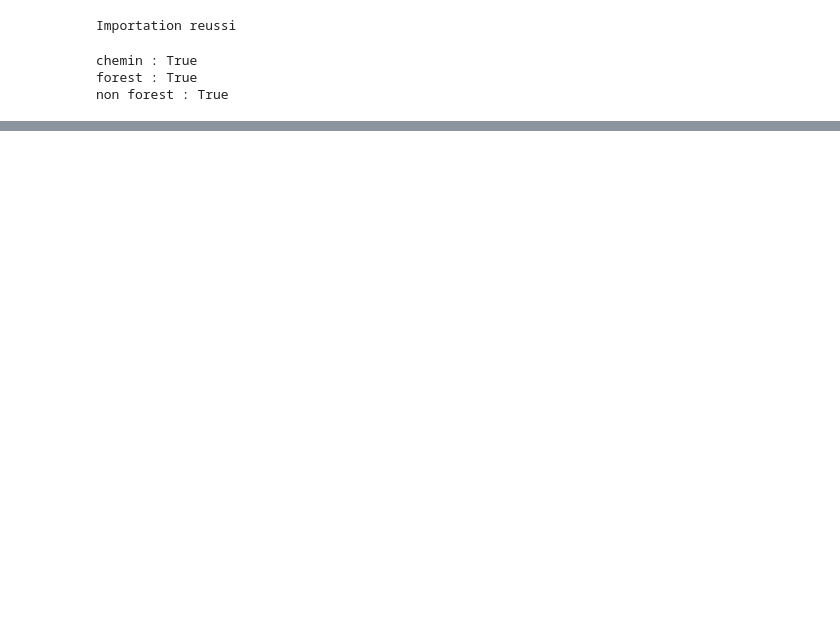
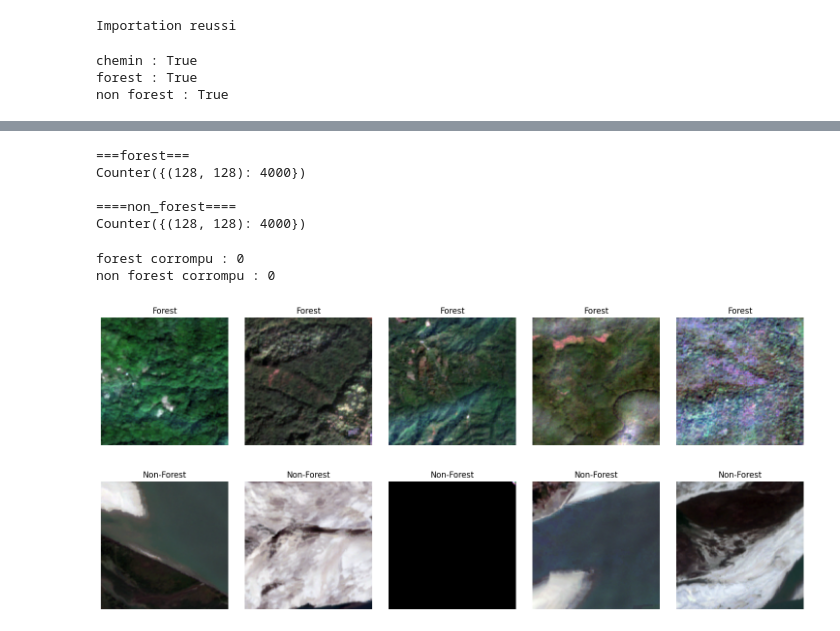
Before and after one commit to Rolly09-Hira/Detection_Deforestation_IA, a Jupyter notebook: notebooks/01_Exploration_Dataset.ipynb, the cells around one changed output, grey strips where cells are left out. Drawn from its saved outputs; the diff is of its cells as text; code cells hidden in the pictures; blank space fills up the shorter version.

```diff
--- a/notebooks/01_Exploration_Dataset.ipynb
+++ b/notebooks/01_Exploration_Dataset.ipynb
@@ -33,0 +66,25 @@ SyntaxError: incomplete input (2118641720.py, line 4)
+# %%
+from PIL import Image
+#Verifier le dimension des images
+def compter_dimension(dossier):
+    dimension = Counter()
+    for fichier in dossier.rglob("*.png"):
+        try:
+            with Image.open(fichier) as img:
+                dimension[img.size] += 1
+        except Exeption:
+            pass
+    return dimension
+
+dimension_forest = compter_dimension(FOREST_PATH)
+dimension_non_forest = compter_dimension(NON_FOREST_PATH)
+print("===forest===")
+print(dimension_forest)
+print("\n====non_forest====")
+print(dimension_non_forest)
+# %% [output]
+===forest===
+Counter({(128, 128): 4000})
+
+====non_forest====
+Counter({(128, 128): 4000})
@@ -33,0 +102,33 @@ SyntaxError: incomplete input (2118641720.py, line 4)
+# %%
+forest_corrompu = verifier_image(FOREST_PATH)
+non_forest_corrompu = verifier_image(NON_FOREST_PATH)
+print("forest corrompu :", len(forest_corrompu))
+print("non forest corrompu :", len(non_forest_corrompu))
+# %% [output]
+forest corrompu : 0
+non forest corrompu : 0
+# %%
+import random
+#visualiser les images
+def afficher_image(dossier, titre, nbr = 5):
+    """ afficher un nombre aleatoirement des image """
+    images = list(dossier.rglob("*.png"))
+    images_aleatoires = random.sample(images, nbr)
+    plt.figure(figsize = (15, 3))
+
+    for i, image_path in enumerate(images_aleatoires):
+        img = Image.open(image_path)
+
+        plt.subplot(1, nbr, i+1)
+        plt.imshow(img)
+        plt.title(titre)
+        plt.axis("off")
+
+    plt.tight_layout()
+    plt.show()
+# %%
+afficher_image(FOREST_PATH, "Forest")
+afficher_image(NON_FOREST_PATH, "Non-Forest")
+# %% [output]
+[figure, added]
+[figure, added]
```
Also changed, not shown: parts of 4 cells of this notebook, 4 other files.
